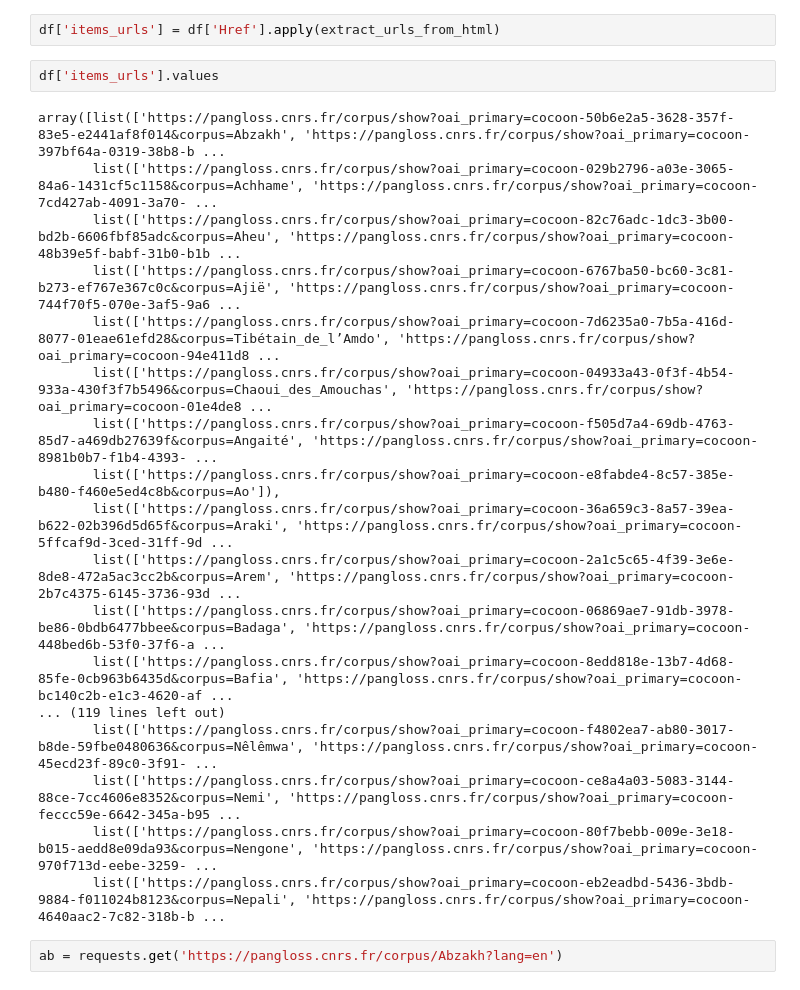
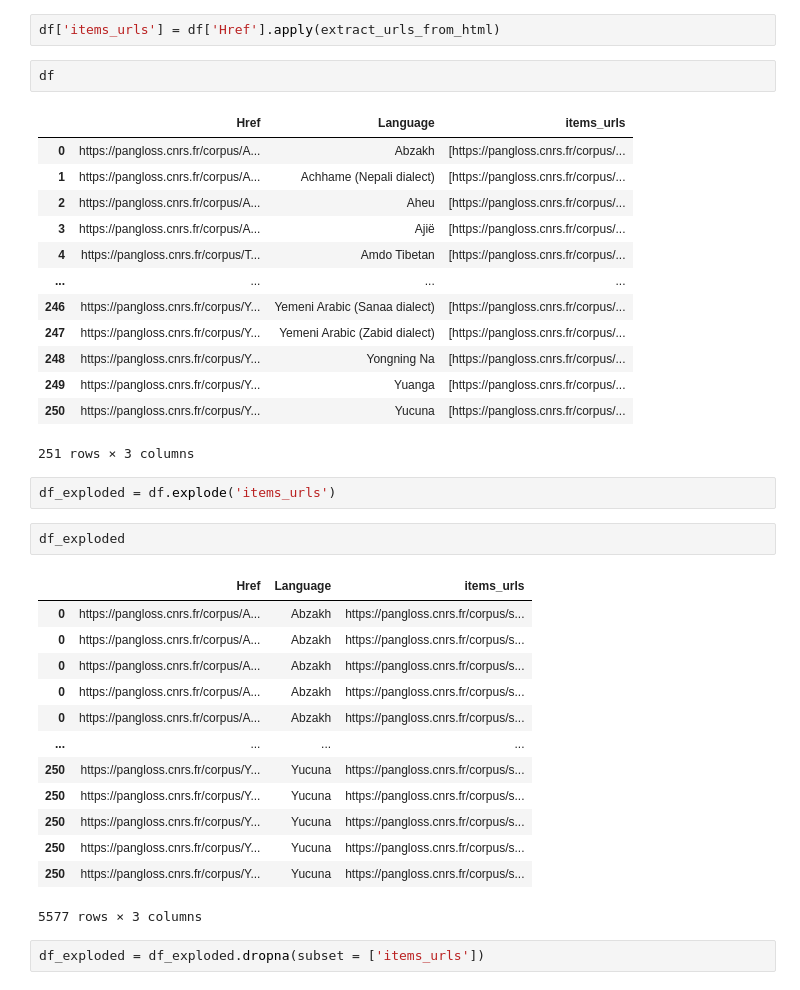
Before and after one commit to giuliaok/EQUATE, a Jupyter notebook: pangloss.ipynb, the cells around one changed output. Cells and saved outputs as stored; diff of their text form.

```diff
--- a/pangloss.ipynb
+++ b/pangloss.ipynb
@@ -98,24 +98,38 @@ def extract_urls_from_html(url):
 # %%
 df['items_urls'] = df['Href'].apply(extract_urls_from_html)
 # %%
-df['items_urls'].values
+df
 # %% [output]
+|  | Href | Language | items_urls |
+| 0 | https://pangloss.cnrs.fr/corpus/A... | Abzakh | [https://pangloss.cnrs.fr/corpus/... |
+| 1 | https://pangloss.cnrs.fr/corpus/A... | Achhame (Nepali dialect) | [https://pangloss.cnrs.fr/corpus/... |
+| 2 | https://pangloss.cnrs.fr/corpus/A... | Aheu | [https://pangloss.cnrs.fr/corpus/... |
+| 3 | https://pangloss.cnrs.fr/corpus/A... | Ajië | [https://pangloss.cnrs.fr/corpus/... |
+| 4 | https://pangloss.cnrs.fr/corpus/T... | Amdo Tibetan | [https://pangloss.cnrs.fr/corpus/... |
+| ... | ... | ... | ... |
+| 246 | https://pangloss.cnrs.fr/corpus/Y... | Yemeni Arabic (Sanaa dialect) | [https://pangloss.cnrs.fr/corpus/... |
+| 247 | https://pangloss.cnrs.fr/corpus/Y... | Yemeni Arabic (Zabid dialect) | [https://pangloss.cnrs.fr/corpus/... |
+| 248 | https://pangloss.cnrs.fr/corpus/Y... | Yongning Na | [https://pangloss.cnrs.fr/corpus/... |
+| 249 | https://pangloss.cnrs.fr/corpus/Y... | Yuanga | [https://pangloss.cnrs.fr/corpus/... |
+| 250 | https://pangloss.cnrs.fr/corpus/Y... | Yucuna | [https://pangloss.cnrs.fr/corpus/... |
-array([list(['https://pangloss.cnrs.fr/corpus/show?oai_primary=cocoon-50b6e2a5-3628-357f-83e5-e2441af8f014&corpus=Abzakh', 'https://pangloss.cnrs.fr/corpus/show?oai_primary=cocoon-397bf64a-0319-38b8-b ...
-       list(['https://pangloss.cnrs.fr/corpus/show?oai_primary=cocoon-029b2796-a03e-3065-84a6-1431cf5c1158&corpus=Achhame', 'https://pangloss.cnrs.fr/corpus/show?oai_primary=cocoon-7cd427ab-4091-3a70- ...
-       list(['https://pangloss.cnrs.fr/corpus/show?oai_primary=cocoon-82c76adc-1dc3-3b00-bd2b-6606fbf85adc&corpus=Aheu', 'https://pangloss.cnrs.fr/corpus/show?oai_primary=cocoon-48b39e5f-babf-31b0-b1b ...
-       list(['https://pangloss.cnrs.fr/corpus/show?oai_primary=cocoon-6767ba50-bc60-3c81-b273-ef767e367c0c&corpus=Ajië', 'https://pangloss.cnrs.fr/corpus/show?oai_primary=cocoon-744f70f5-070e-3af5-9a6 ...
-       list(['https://pangloss.cnrs.fr/corpus/show?oai_primary=cocoon-7d6235a0-7b5a-416d-8077-01eae61efd28&corpus=Tibétain_de_l’Amdo', 'https://pangloss.cnrs.fr/corpus/show?oai_primary=cocoon-94e411d8 ...
-       list(['https://pangloss.cnrs.fr/corpus/show?oai_primary=cocoon-04933a43-0f3f-4b54-933a-430f3f7b5496&corpus=Chaoui_des_Amouchas', 'https://pangloss.cnrs.fr/corpus/show?oai_primary=cocoon-01e4de8 ...
-       list(['https://pangloss.cnrs.fr/corpus/show?oai_primary=cocoon-f505d7a4-69db-4763-85d7-a469db27639f&corpus=Angaité', 'https://pangloss.cnrs.fr/corpus/show?oai_primary=cocoon-8981b0b7-f1b4-4393- ...
-       list(['https://pangloss.cnrs.fr/corpus/show?oai_primary=cocoon-e8fabde4-8c57-385e-b480-f460e5ed4c8b&corpus=Ao']),
-       list(['https://pangloss.cnrs.fr/corpus/show?oai_primary=cocoon-36a659c3-8a57-39ea-b622-02b396d5d65f&corpus=Araki', 'https://pangloss.cnrs.fr/corpus/show?oai_primary=cocoon-5ffcaf9d-3ced-31ff-9d ...
-       list(['https://pangloss.cnrs.fr/corpus/show?oai_primary=cocoon-2a1c5c65-4f39-3e6e-8de8-472a5ac3cc2b&corpus=Arem', 'https://pangloss.cnrs.fr/corpus/show?oai_primary=cocoon-2b7c4375-6145-3736-93d ...
-       list(['https://pangloss.cnrs.fr/corpus/show?oai_primary=cocoon-06869ae7-91db-3978-be86-0bdb6477bbee&corpus=Badaga', 'https://pangloss.cnrs.fr/corpus/show?oai_primary=cocoon-448bed6b-53f0-37f6-a ...
-       list(['https://pangloss.cnrs.fr/corpus/show?oai_primary=cocoon-8edd818e-13b7-4d68-85fe-0cb963b6435d&corpus=Bafia', 'https://pangloss.cnrs.fr/corpus/show?oai_primary=cocoon-bc140c2b-e1c3-4620-af ...
-... (119 lines left out)
-       list(['https://pangloss.cnrs.fr/corpus/show?oai_primary=cocoon-f4802ea7-ab80-3017-b8de-59fbe0480636&corpus=Nêlêmwa', 'https://pangloss.cnrs.fr/corpus/show?oai_primary=cocoon-45ecd23f-89c0-3f91- ...
-       list(['https://pangloss.cnrs.fr/corpus/show?oai_primary=cocoon-ce8a4a03-5083-3144-88ce-7cc4606e8352&corpus=Nemi', 'https://pangloss.cnrs.fr/corpus/show?oai_primary=cocoon-feccc59e-6642-345a-b95 ...
-       list(['https://pangloss.cnrs.fr/corpus/show?oai_primary=cocoon-80f7bebb-009e-3e18-b015-aedd8e09da93&corpus=Nengone', 'https://pangloss.cnrs.fr/corpus/show?oai_primary=cocoon-970f713d-eebe-3259- ...
-       list(['https://pangloss.cnrs.fr/corpus/show?oai_primary=cocoon-eb2eadbd-5436-3bdb-9884-f011024b8123&corpus=Nepali', 'https://pangloss.cnrs.fr/corpus/show?oai_primary=cocoon-4640aac2-7c82-318b-b ...
+251 rows × 3 columns
-# %%
-ab = requests.get('https://pangloss.cnrs.fr/corpus/Abzakh?lang=en')
+# %%
+df_exploded = df.explode('items_urls')
+# %%
+df_exploded
+# %% [output]
+|  | Href | Language | items_urls |
+| 0 | https://pangloss.cnrs.fr/corpus/A... | Abzakh | https://pangloss.cnrs.fr/corpus/s... |
+| 0 | https://pangloss.cnrs.fr/corpus/A... | Abzakh | https://pangloss.cnrs.fr/corpus/s... |
+| 0 | https://pangloss.cnrs.fr/corpus/A... | Abzakh | https://pangloss.cnrs.fr/corpus/s... |
+| 0 | https://pangloss.cnrs.fr/corpus/A... | Abzakh | https://pangloss.cnrs.fr/corpus/s... |
+| 0 | https://pangloss.cnrs.fr/corpus/A... | Abzakh | https://pangloss.cnrs.fr/corpus/s... |
+| ... | ... | ... | ... |
+| 250 | https://pangloss.cnrs.fr/corpus/Y... | Yucuna | https://pangloss.cnrs.fr/corpus/s... |
+| 250 | https://pangloss.cnrs.fr/corpus/Y... | Yucuna | https://pangloss.cnrs.fr/corpus/s... |
+| 250 | https://pangloss.cnrs.fr/corpus/Y... | Yucuna | https://pangloss.cnrs.fr/corpus/s... |
+| 250 | https://pangloss.cnrs.fr/corpus/Y... | Yucuna | https://pangloss.cnrs.fr/corpus/s... |
+| 250 | https://pangloss.cnrs.fr/corpus/Y... | Yucuna | https://pangloss.cnrs.fr/corpus/s... |
+5577 rows × 3 columns
+# %%
+df_exploded = df_exploded.dropna(subset = ['items_urls'])
```
Also changed, not shown: parts of 22 cells of this notebook, 9 other files.
